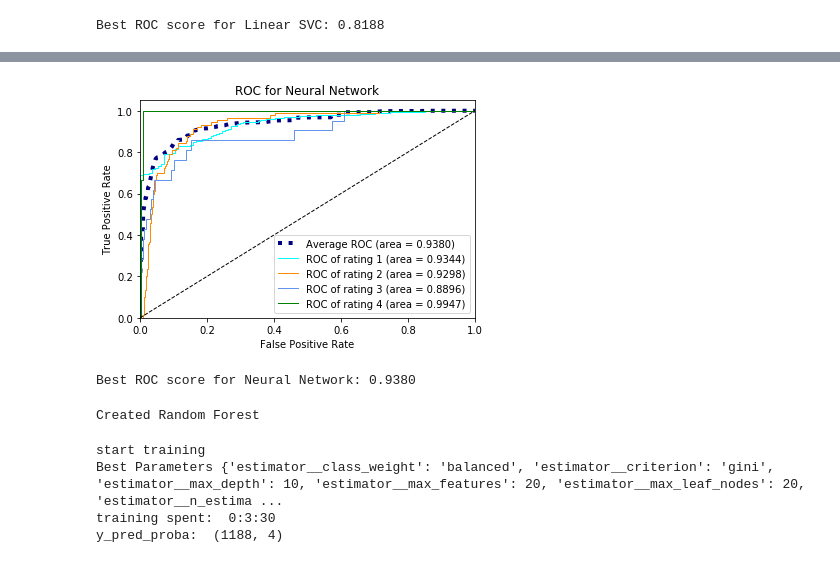
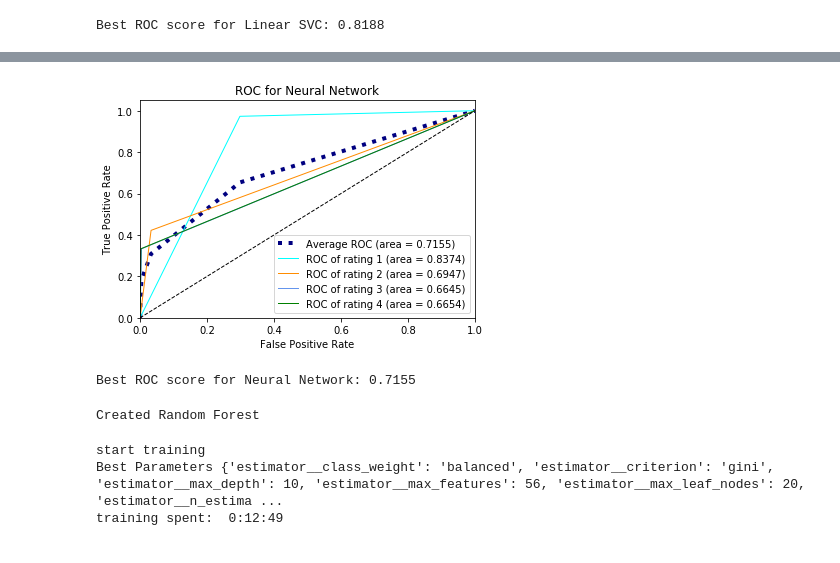
Before and after one commit to caoliang/psupr-CA1-project, a Jupyter notebook: classification-data.ipynb, the cells around one changed output, grey strips where cells are left out. Cells and saved outputs as stored; diff of their text form; code cells hidden in the pictures.

Commit message:
Fix voting classifier issue; Improve the report document;

```diff
--- a/classification-data.ipynb
+++ b/classification-data.ipynb
@@ -479,8 +568,9 @@ Best ROC score for Linear SVC: 0.8188
 from sklearn.neural_network import MLPClassifier
 
 # create model for multi-class and one vs rest mode
-mlp_nn = OneVsRestClassifier(MLPClassifier(early_stopping=True, random_state=1))
-print('Created SVM')
+mlp_nn = OneVsRestClassifier(BaggingClassifier(MLPClassifier(early_stopping=True, random_state=1),
+                                bootstrap=True, oob_score = True, n_jobs=-1, random_state=1))
+print('Created MLP')
 #print("parameters: ", mlp_nn.get_params().keys())
 
 # Create GridSearch to find best model
@@ -502,11 +592,11 @@ activation_param = ['tanh']
 learning_rate_param = ['constant']
 solver_param = ['adam']
 
-hyperparameters = dict(estimator__hidden_layer_sizes=hidden_layer_sizes_param,
-                       estimator__max_iter=max_iter_param,
-                       estimator__activation=activation_param,
-                       estimator__learning_rate=learning_rate_param,
-                       estimator__solver=solver_param)
+hyperparameters = dict(estimator__base_estimator__hidden_layer_sizes=hidden_layer_sizes_param,
+                       estimator__base_estimator__max_iter=max_iter_param,
+                       estimator__base_estimator__activation=activation_param,
+                       estimator__base_estimator__learning_rate=learning_rate_param,
+                       estimator__base_estimator__solver=solver_param)
 
 # Fit model using gridsearch
 score_making_func = make_scorer(roc_auc_score, average='macro')
@@ -535,0 +621,7 @@ y_pred_proba:  (1188, 4)
+# %%
+# Compute test scores
+y_score = best_mlp_nn.predict(X_test)
+print('y_score: ', y_score.shape)
+
+# Print confusion scores
+print_confusion_matix(y_test, y_score)
@@ -536,17 +646,17 @@ y_pred_proba:  (1188, 4)
 # %%
 # Compute ROC AUC score
-mlp_nn_result = compute_roc_auc_in_classes(y_test, y_pred_proba, num_classes=n_classes)
+mlp_nn_result = compute_roc_auc_in_classes(y_test, y_score, num_classes=n_classes)
 
 # Draw ROC plot
 draw_roc_auc_in_classes(mlp_nn_result, 'Neural Network', num_classes=n_classes)
 # %% [output]
-[figure, old version]
+[figure, new version]
 # %%
 # Assign Best ROC value
 roc_mlp_nn = mlp_nn_result['roc_auc']["macro"]
 print('Best ROC score for Neural Network: {0:0.4f}'.format(roc_mlp_nn))
 # %% [output]
-Best ROC score for Neural Network: 0.9380
+Best ROC score for Neural Network: 0.7155
 # %%
 # Step 7. Solve with Random Forest
 # %%
@@ -598,12 +708,7 @@ best_rnd_forest = grid_rnd_forest.fit(X_train, y_train)
 print('Best Parameters', grid_rnd_forest.best_params_)
 
 print('training spent: ', show_time_spent(timer_check))
-
-# Compute test scores
-y_pred_proba = best_rnd_forest.predict(X_test)
-print('y_pred_proba: ', y_pred_proba.shape)
 # %% [output]
 start training
-Best Parameters {'estimator__class_weight': 'balanced', 'estimator__criterion': 'gini', 'estimator__max_depth': 10, 'estimator__max_features': 20, 'estimator__max_leaf_nodes': 20, 'estimator__n_estima ...
-training spent:  0:3:30
-y_pred_proba:  (1188, 4)
+Best Parameters {'estimator__class_weight': 'balanced', 'estimator__criterion': 'gini', 'estimator__max_depth': 10, 'estimator__max_features': 56, 'estimator__max_leaf_nodes': 20, 'estimator__n_estima ...
+training spent:  0:12:49
```
Also changed, not shown: parts of 38 cells of this notebook, 1 other file.
